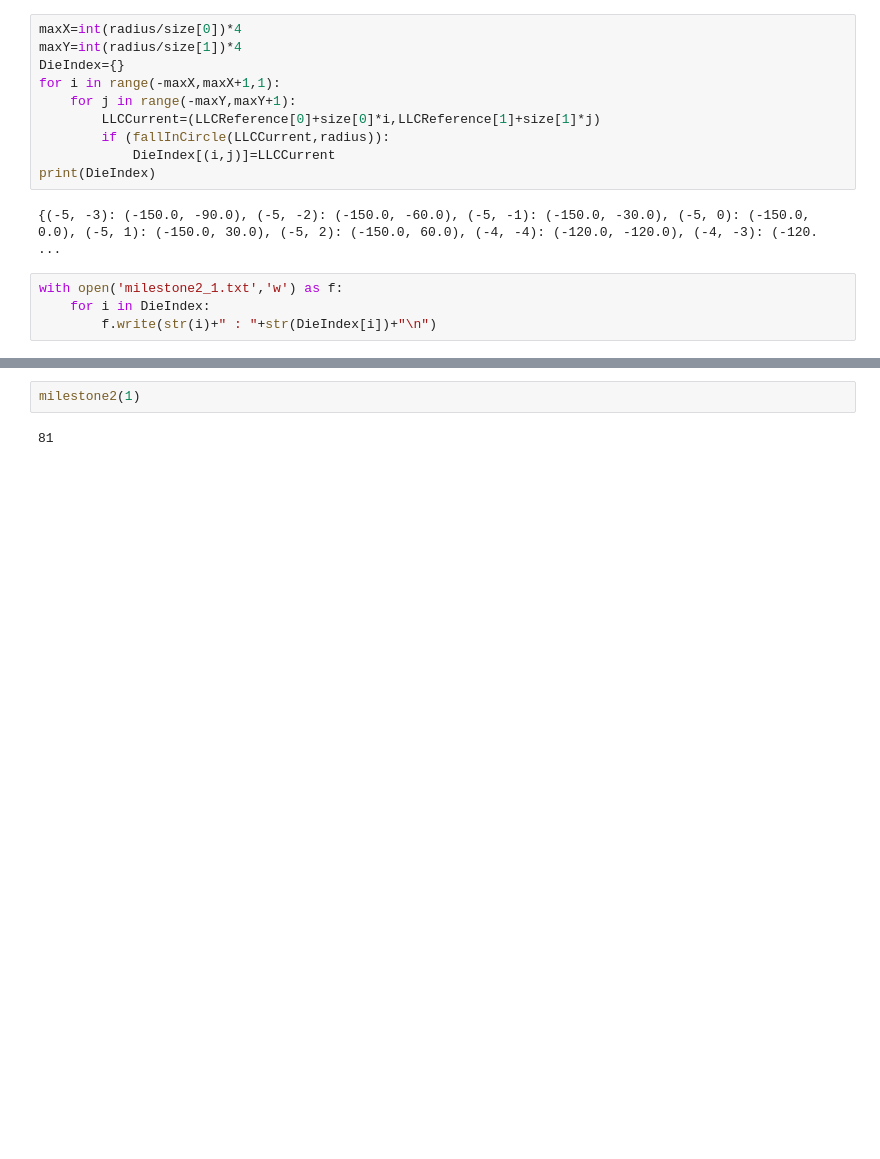
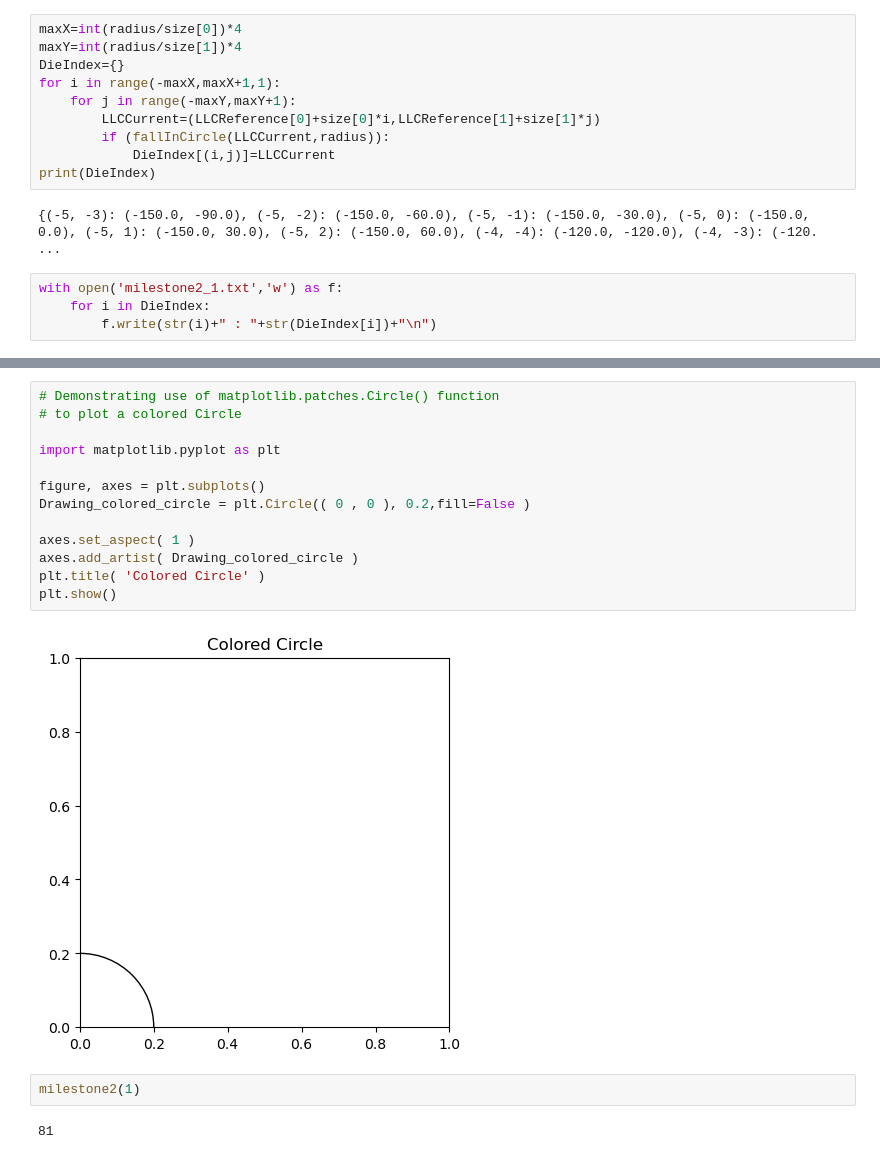
Before and after one commit to SharmilaJ14/KLA_Hackathon, a Jupyter notebook: KLA Hackathon.ipynb, the cells around one changed output, grey strips where cells are left out. Saved outputs shown, nothing was run; the diff lists cells and outputs as text; blank space fills up the shorter version.

```diff
--- a/KLA Hackathon.ipynb
+++ b/KLA Hackathon.ipynb
@@ -262,3 +296,18 @@ import matplotlib.pyplot as plt
+# %%
+# Demonstrating use of matplotlib.patches.Circle() function
+# to plot a colored Circle
+
+import matplotlib.pyplot as plt
+
+figure, axes = plt.subplots()
+Drawing_colored_circle = plt.Circle(( 0 , 0 ), 0.2,fill=False )
+
+axes.set_aspect( 1 )
+axes.add_artist( Drawing_colored_circle )
+plt.title( 'Colored Circle' )
+plt.show()
+# %% [output]
+[figure, added]
 # %%
 milestone2(1)
 # %% [output]
```
Also changed, not shown: parts of 6 cells of this notebook.
